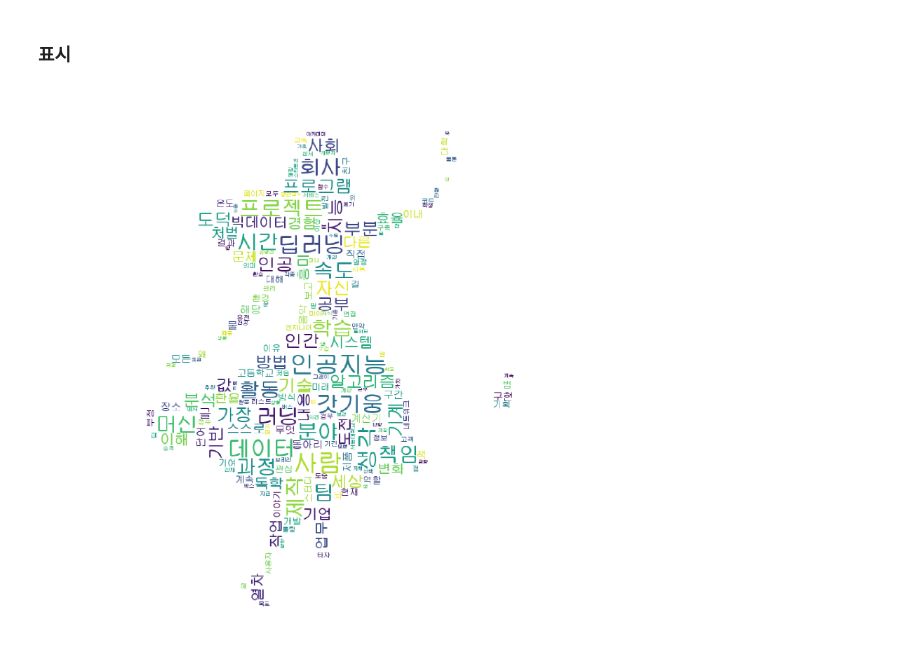
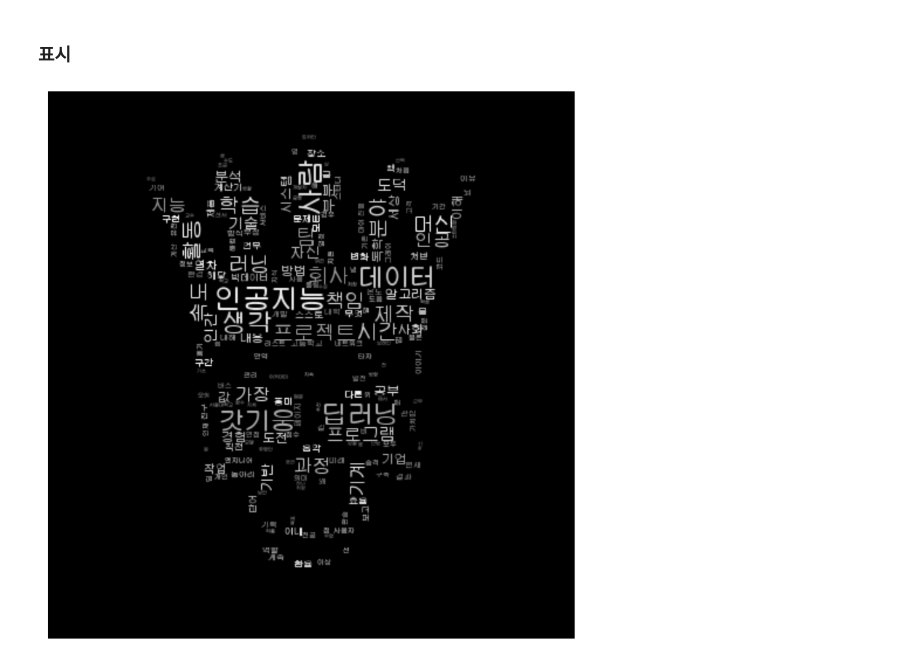
Before and after one commit to gyunggyung/Multipurpose_Word_Cloud, a Jupyter notebook: main.ipynb, the cells around one changed output. Cells and saved outputs as stored; diff of their text form; code cells hidden in the pictures.

```diff
--- a/main.ipynb
+++ b/main.ipynb
@@ -84,25 +69,37 @@ def grey_color_func(word, font_size, position, orientation, random_state=None,
                     **kwargs):
     return "hsl(0, 0%%, %d%%)" % random.randint(60, 100)
 # %%
-def make_cloud(tmp_data):
-    font_name = font_manager.FontProperties(fname="/usr/share/fonts/truetype/unfonts-core/UnDinaru.ttf").get_name()
+def make_cloud(tmp_data, filename, back_image_n,state="no", font_n = "UnDinaru.ttf",background_color_n='white', max_font_size_n = 40):
+    #폰트 지정
+    font_name = font_manager.FontProperties(fname="/usr/share/fonts/truetype/unfonts-core/"+font_n).get_name()
     rc('font', family=font_name)
     %matplotlib inline
 
-
-
-    back_image = np.array(Image.open("image/alice1.png"))
+    #배경사진 지정
+    back_image = np.array(Image.open("image/"+back_image_n))
     image_colors = ImageColorGenerator(back_image)
 
     wordcloud = WordCloud(font_path="/usr/share/fonts/truetype/unfonts-core/UnDinaru.ttf",
                          relative_scaling = 0.2, mask=back_image,
-                         background_color='white',
-                          min_font_size=1, max_font_size=40
+                         background_color=background_color_n,
+                          min_font_size=1, max_font_size=max_font_size_n
                          ).generate_from_frequencies(tmp_data)
     plt.figure(figsize=(30,30))
-    plt.imshow(wordcloud)
+
+    #설정에 맞게 색깔 변경
+    if state == "no":
+        plt.imshow(wordcloud)
+    elif state == "img":
+        plt.imshow(wordcloud.recolor(color_func=image_colors) ,interpolation='bilinear')
+    elif state == "grey":
+        plt.imshow(wordcloud.recolor(color_func=grey_color_func, random_state=3) ,interpolation='bilinear')
+    else:
+        plt.imshow(wordcloud.recolor(color_func=lambda *args, **kwargs: state, random_state=3) ,interpolation='bilinear')
     plt.axis("off")
+
+    #fig = plt.figure(figsize=(30,30))
     plt.show()
+    #fig.savefig('temp2.png', dpi=fig.dpi)
 # %% [markdown]
 ### 워드 클라우드에 추가하고 싶은 내용 기재
 > 숫자가 크면 클 수록 단어가 크게표기
@@ -124,7 +121,3 @@ del(data["간"])
 del(data["각"])
 # %% [markdown]
 ### 표시
-# %%
-make_cloud(data)
-# %% [output]
-[figure, removed]
@@ -141,0 +124,4 @@ plt.imshow(wordcloud.recolor(color_func=image_colors) ,interpolation='bilinear')
+# %%
+make_cloud(data, "re.png", back_image_n="skeleton_king.jpg" ,state="grey", background_color_n='black', max_font_size_n = 50)
+# %% [output]
+[figure, added]
```
Also changed, not shown: parts of 7 cells of this notebook, 9 other files.
